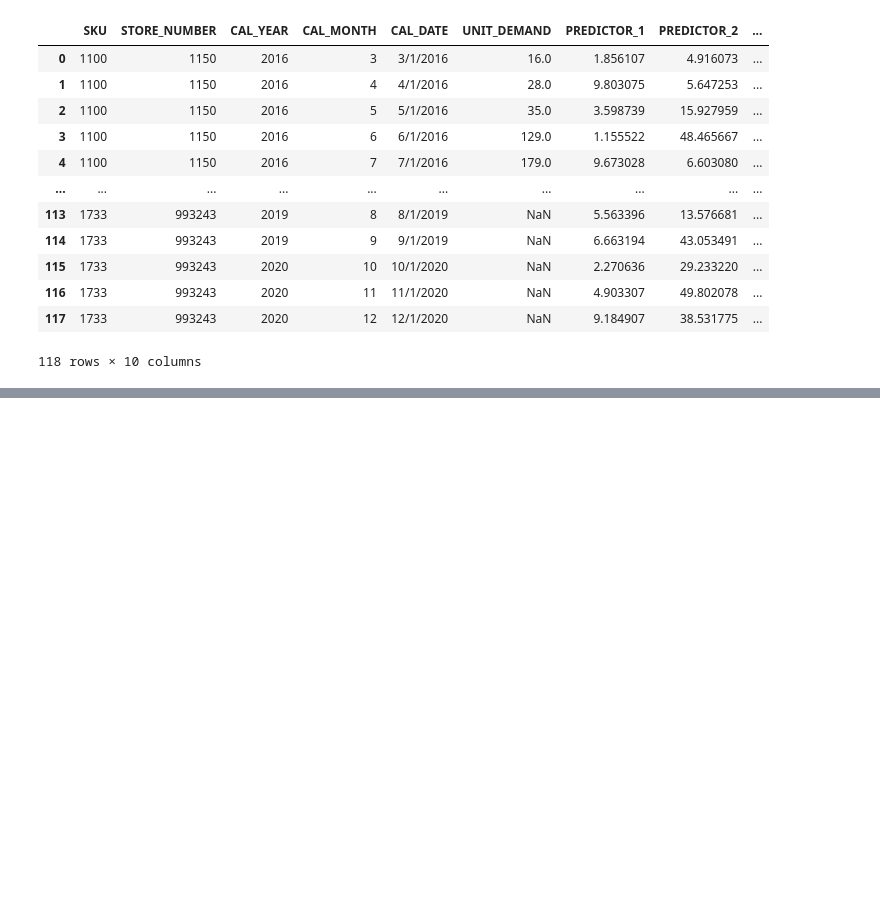
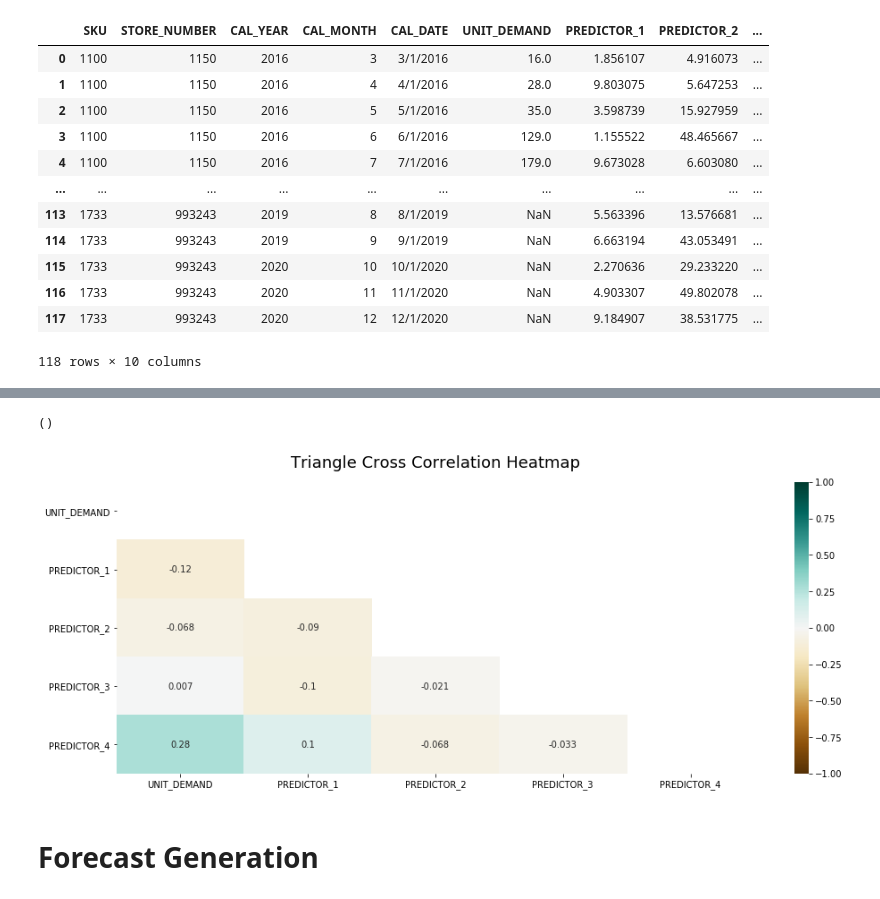
Before and after one commit to abrammoats/trilabytePyML, a Jupyter notebook: trilabytePyML/samples/Retail_Unit_Demand_Forecast.ipynb, the cells around one changed output, grey strips where cells are left out. Drawn from its saved outputs; the diff is of its cells as text; code cells hidden in the pictures; blank space fills up the shorter version.

```diff
--- a/trilabytePyML/samples/Retail_Unit_Demand_Forecast.ipynb
+++ b/trilabytePyML/samples/Retail_Unit_Demand_Forecast.ipynb
@@ -56,3 +89,28 @@ options['changepoints_fraction'] = 0.1 # number of change points allowed as frac
+# %%
+import seaborn as sns
+
+def cross_correlation_heatmap(cc_df):
+    # Credit to Bibor Szabo
+    # https://medium.com/@szabo.bibor/how-to-create-a-seaborn-correlation-heatmap-in-python-834c0686b88e
+
+    plt.figure(figsize=(16, 6))
+
+    mask = np.triu(np.ones_like(cc_df.corr(), dtype=np.bool))
+    heatmap = sns.heatmap(cc_df.corr(), mask=mask, vmin=-1, vmax=1, annot=True, cmap='BrBG')
+    heatmap.set_title('Triangle Cross Correlation Heatmap', fontdict={'fontsize':18}, pad=16)
+    plt.savefig('cc_heatmap.png', dpi=300, bbox_inches='tight')
+
+    return()
+# %%
+all_vars = [options['targetColumn']] + options['predictorColumns']
+if ('X_INDEX' in all_vars):
+    all_vars.remove('X_INDEX')
+cross_correlation_heatmap(firstFrame[all_vars])
+# %% [output]
+()
+[figure, added]
+# %% [markdown]
+# Forecast Generation
 # %%
 import trilabytePyML.AutoForecast as af
 
```
Also changed, not shown: parts of 10 cells of this notebook.
